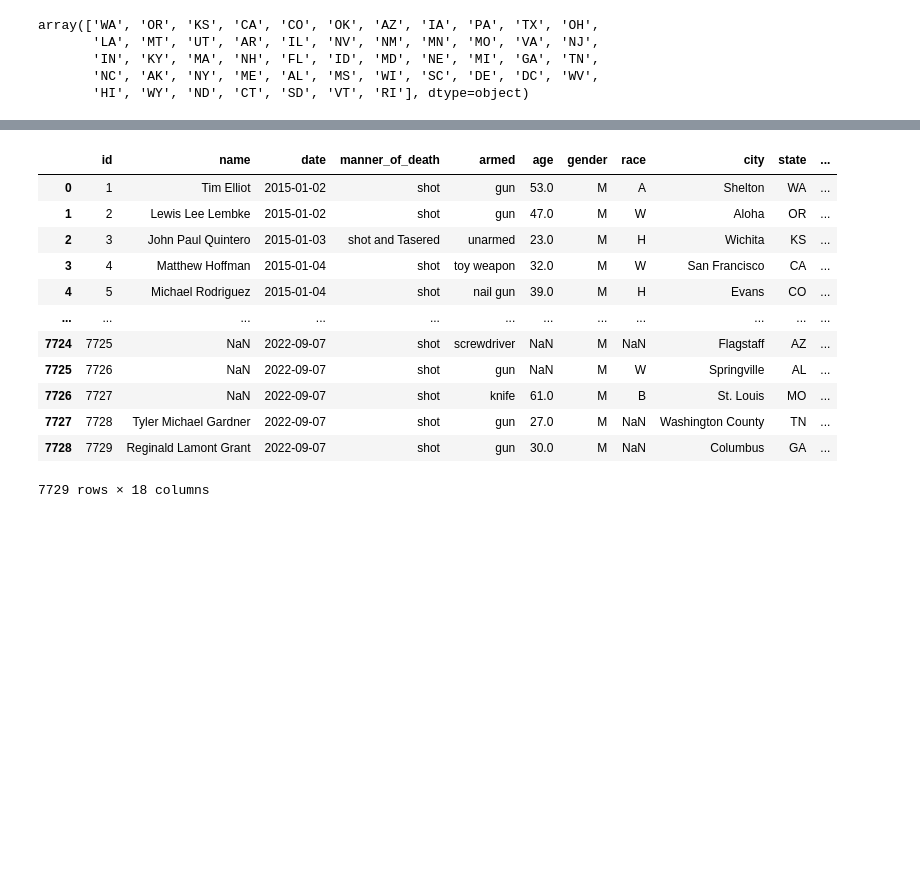
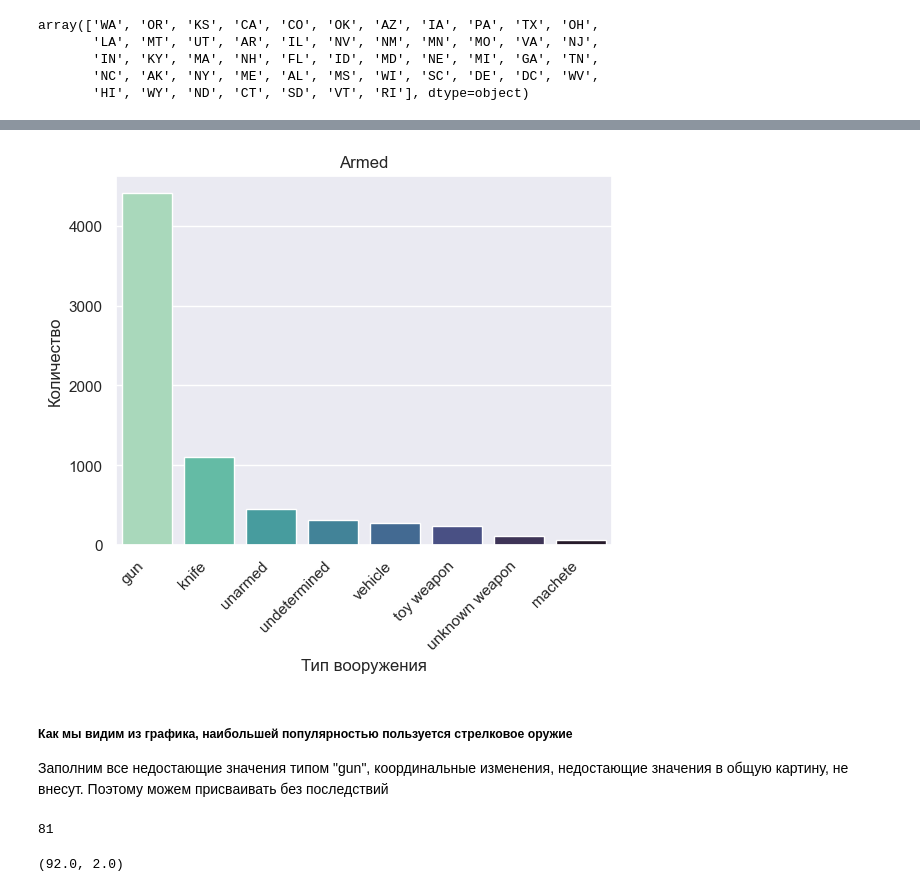
Before and after one commit to Zikarakus/FromWork, a Jupyter notebook: Home_Work_PS.ipynb, the cells around one changed output, grey strips where cells are left out. Drawn from its saved outputs; the diff is of its cells as text; code cells hidden in the pictures; blank space fills up the shorter version.

```diff
--- a/Home_Work_PS.ipynb
+++ b/Home_Work_PS.ipynb
@@ -63,0 +68,3 @@ data['statefn'] = data['state'].replace(['WA', 'OR', 'KS', 'CA', 'CO', 'OK', 'AZ
+# %%
+df1 = data['armed'].value_counts()
+df1[df1>50]
@@ -64,16 +81,21 @@ data['statefn'] = data['state'].replace(['WA', 'OR', 'KS', 'CA', 'CO', 'OK', 'AZ
+# %%
+sns.barplot(x = df1[df1>50].index, y = df1[df1>50], palette = 'mako_r')
+sns.set(font_scale = 1)
+plt.xlabel('Тип вооружения')
+plt.ylabel('Количество')
+plt.xticks(rotation=45, ha='right')
+plt.title('Armed')
+plt.show()
+# %% [output]
+[figure, added]
+# %% [markdown]
+##### Как мы видим из графика, наибольшей популярностью пользуется стрелковое оружие
+Заполним все недостающие значения типом "gun", координальные изменения, недостающие значения в общую картину, не внесут. Поэтому можем присваивать без последствий
 # %%
-data
+data['age'].nunique()
 # %% [output]
-|  | id | name | date | manner_of_death | armed | age | gender | race | city | state | ... |
-| 0 | 1 | Tim Elliot | 2015-01-02 | shot | gun | 53.0 | M | A | Shelton | WA | ... |
-| 1 | 2 | Lewis Lee Lembke | 2015-01-02 | shot | gun | 47.0 | M | W | Aloha | OR | ... |
-| 2 | 3 | John Paul Quintero | 2015-01-03 | shot and Tasered | unarmed | 23.0 | M | H | Wichita | KS | ... |
-| 3 | 4 | Matthew Hoffman | 2015-01-04 | shot | toy weapon | 32.0 | M | W | San Francisco | CA | ... |
-| 4 | 5 | Michael Rodriguez | 2015-01-04 | shot | nail gun | 39.0 | M | H | Evans | CO | ... |
-| ... | ... | ... | ... | ... | ... | ... | ... | ... | ... | ... | ... |
-| 7724 | 7725 | NaN | 2022-09-07 | shot | screwdriver | NaN | M | NaN | Flagstaff | AZ | ... |
-| 7725 | 7726 | NaN | 2022-09-07 | shot | gun | NaN | M | W | Springville | AL | ... |
-| 7726 | 7727 | NaN | 2022-09-07 | shot | knife | 61.0 | M | B | St. Louis | MO | ... |
-| 7727 | 7728 | Tyler Michael Gardner | 2022-09-07 | shot | gun | 27.0 | M | NaN | Washington County | TN | ... |
-| 7728 | 7729 | Reginald Lamont Grant | 2022-09-07 | shot | gun | 30.0 | M | NaN | Columbus | GA | ... |
-7729 rows × 18 columns
+81
+# %%
+data['age'].max(), data['age'].min()
+# %% [output]
+(92.0, 2.0)
```
Also changed, not shown: parts of 26 cells of this notebook, 1 other file.
